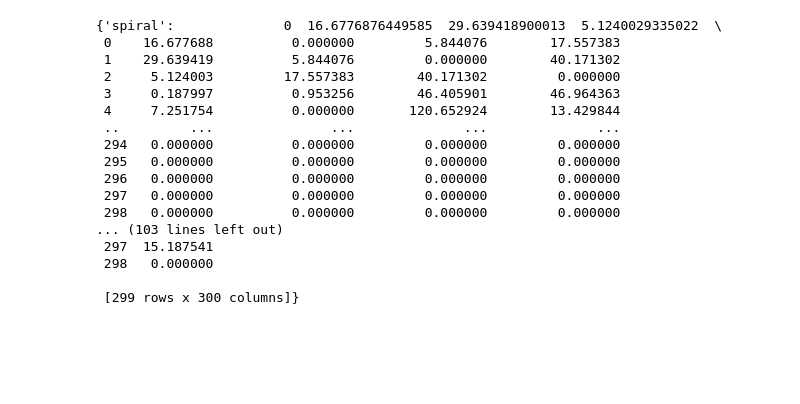
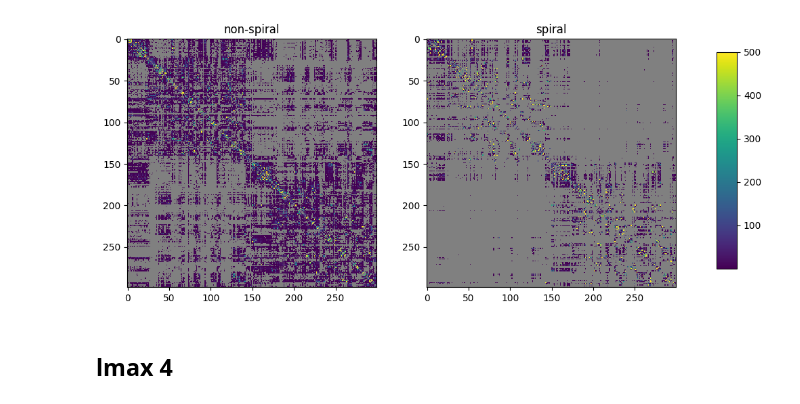
Before and after one commit to akhanf/compare_spiral_dwi, a Jupyter notebook: compare_spiral.ipynb, the cells around one changed output. Cells and saved outputs as stored; diff of their text form; code cells hidden in the pictures; blank space fills up the shorter version.

```diff
--- a/compare_spiral.ipynb
+++ b/compare_spiral.ipynb
@@ -1,3 +16,29 @@
+# %%
+import matplotlib as mpl
+
+cmap = mpl.cm.get_cmap("viridis")
+cmap.set_under(color='grey')
+
+imshow_opts={'vmin':0.0000001,'vmax':500,'interpolation': 'none','cmap':cmap}
+
+
+
+fig, axes = plt.subplots(nrows=1, ncols=2,figsize=(12,8))
+
+
+im = axes[0].imshow(conn_epi,**imshow_opts)
+im = axes[1].imshow(conn_spiral,**imshow_opts)
+axes[0].set_title('non-spiral')
+axes[1].set_title('spiral')
+
+fig.subplots_adjust(right=0.8)
+cbar_ax = fig.add_axes([0.85, 0.3, 0.025, 0.4])
+fig.colorbar(im, cax=cbar_ax)
+plt.savefig('compare_streamlines.png')
+# %% [output]
+[figure, added]
+# %% [markdown]
+## lmax 4
 # %%
 import pandas as pd
 
@@ -7,26 +48,6 @@ methods = ['spiral','epi']
 dfs={}
 for method in methods:
     dfs[method] = pd.read_csv(csv.format(method=method))
-# %%
-dfs
-# %% [output]
-{'spiral':              0  16.6776876449585  29.639418900013  5.1240029335022  \
- 0    16.677688          0.000000         5.844076        17.557383
- 1    29.639419          5.844076         0.000000        40.171302
- 2     5.124003         17.557383        40.171302         0.000000
- 3     0.187997          0.953256        46.405901        46.964363
- 4     7.251754          0.000000       120.652924        13.429844
- ..         ...               ...              ...              ...
- 294   0.000000          0.000000         0.000000         0.000000
- 295   0.000000          0.000000         0.000000         0.000000
- 296   0.000000          0.000000         0.000000         0.000000
- 297   0.000000          0.000000         0.000000         0.000000
- 298   0.000000          0.000000         0.000000         0.000000
-... (103 lines left out)
- 297  15.187541
- 298   0.000000
-
- [299 rows x 300 columns]}
 # %%
 import matplotlib.pyplot as plt
 import numpy as np
```
Also changed, not shown: parts of 8 cells of this notebook, 3 other files.
